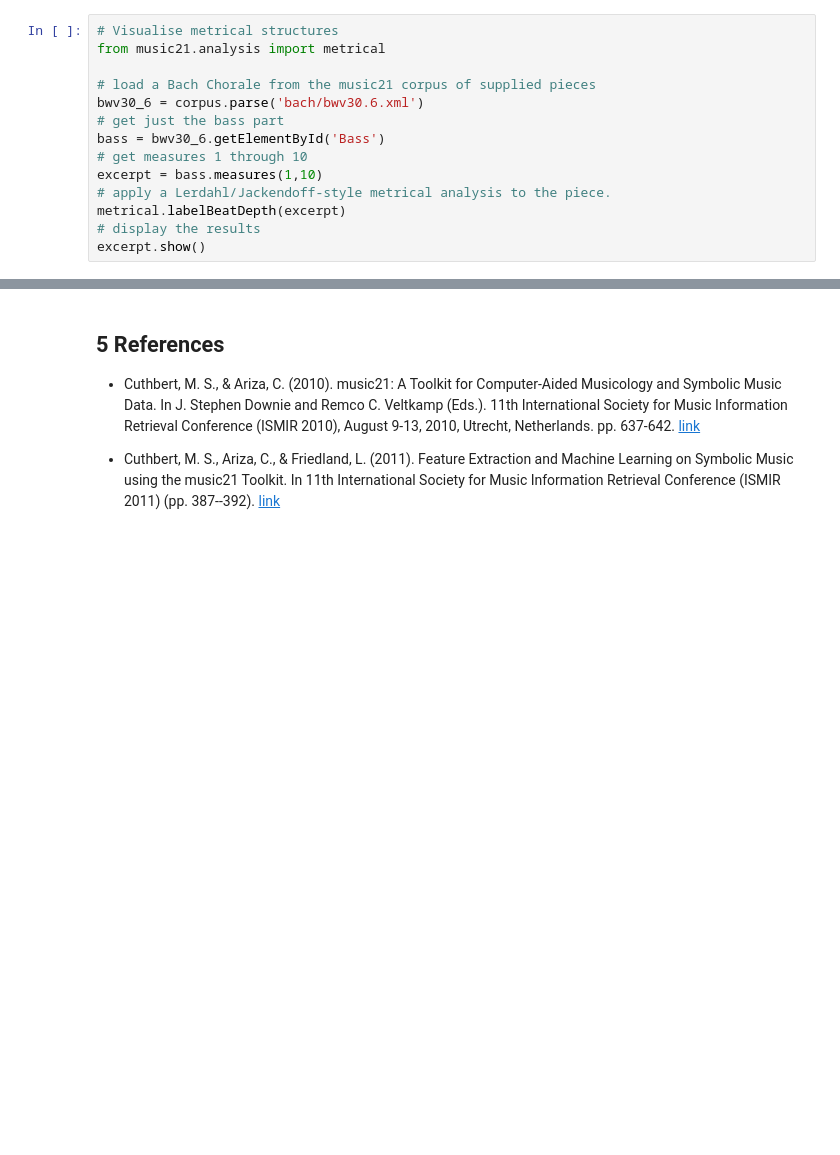
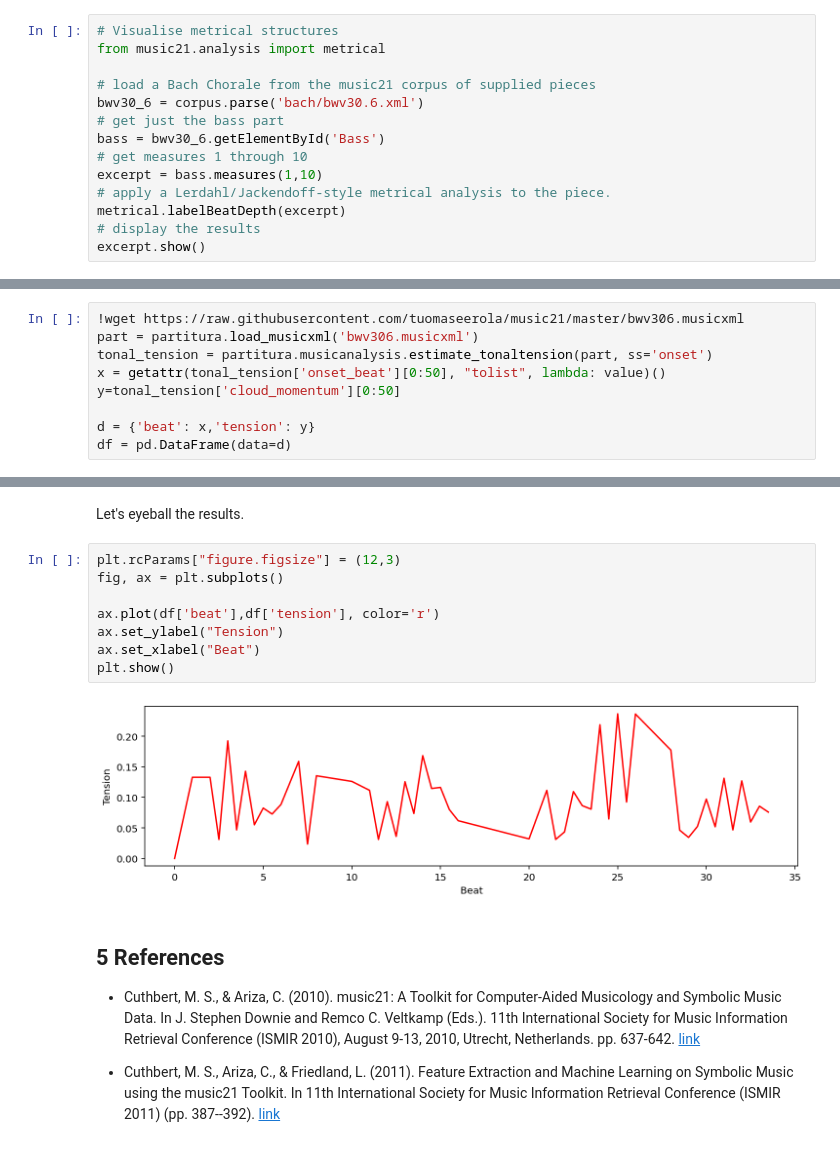
Before and after one commit to tuomaseerola/music21, a Jupyter notebook: ScoreAnalysisTutorial.ipynb, the cells around one changed output, grey strips where cells are left out. Saved outputs shown, nothing was run; the diff lists cells and outputs as text; blank space fills up the shorter version.

```diff
--- a/ScoreAnalysisTutorial.ipynb
+++ b/ScoreAnalysisTutorial.ipynb
@@ -278,0 +428,9 @@ excerpt.show()
+# %%
+!wget https://raw.githubusercontent.com/tuomaseerola/music21/master/bwv306.musicxml
+part = partitura.load_musicxml('bwv306.musicxml')
+tonal_tension = partitura.musicanalysis.estimate_tonaltension(part, ss='onset')
+x = getattr(tonal_tension['onset_beat'][0:50], "tolist", lambda: value)()
+y=tonal_tension['cloud_momentum'][0:50]
+
+d = {'beat': x,'tension': y}
+df = pd.DataFrame(data=d)
@@ -279,3 +450,15 @@ excerpt.show()
+# %% [markdown]
+Let's eyeball the results.
+# %%
+plt.rcParams["figure.figsize"] = (12,3)
+fig, ax = plt.subplots()
+
+ax.plot(df['beat'],df['tension'], color='r')
+ax.set_ylabel("Tension")
+ax.set_xlabel("Beat")
+plt.show()
+# %% [output]
+[figure, added]
 # %% [markdown]
 ## **5 References**
 
```
Also changed, not shown: parts of 47 cells of this notebook.
